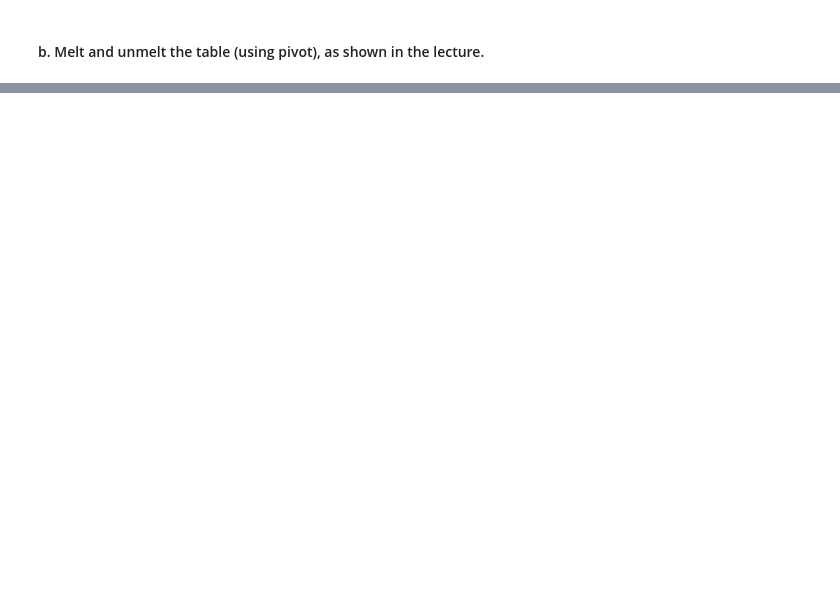
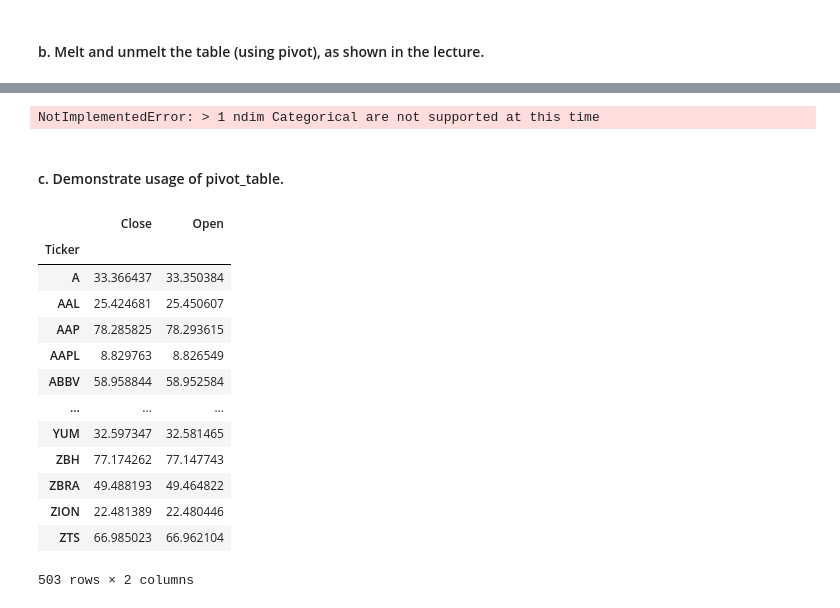
Before and after one commit to jeffsnguyen/Python, a Jupyter notebook: Level_8/Homework/8_2_6.ipynb, the cells around one changed output, grey strips where cells are left out. Drawn from its saved outputs; the diff is of its cells as text; code cells hidden in the pictures; blank space fills up the shorter version.

```diff
--- a/Level_8/Homework/8_2_6.ipynb
+++ b/Level_8/Homework/8_2_6.ipynb
@@ -121,2 +123,10 @@ hist.stack(level=0).unstack()
 # %% [markdown]
 #### b. Melt and unmelt the table (using pivot), as shown in the lecture.
+# %%
+# Stack the table
+hist = hist.stack(level=0).reset_index().rename(columns = {'level_1':'Ticker'})
+hist
+
+# Melt
+melted = hist.reset_index().melt(id_vars=['Date', 'Ticker'], var_name='Attribute', value_name='Value')
+melted
@@ -122,0 +160,25 @@ hist.stack(level=0).unstack()
+# %%
+pivoted = melted.pivot(index=['Date','Ticker'], columns='Attribute', values='Value')  # Reverse melt state to pivot state
+#pivoted = pivoted['Value'].reset_index()
+pivoted
+# %% [output]
+NotImplementedError: > 1 ndim Categorical are not supported at this time
+# %% [markdown]
+#### c. Demonstrate usage of pivot_table.
+# %%
+hist.pivot_table(index = ['Ticker'], columns=[], values=['Open', 'Close'], aggfunc=np.mean)
+# %% [output]
+|  | Close | Open |
+| Ticker |  |  |
+| A | 33.366437 | 33.350384 |
+| AAL | 25.424681 | 25.450607 |
+| AAP | 78.285825 | 78.293615 |
+| AAPL | 8.829763 | 8.826549 |
+| ABBV | 58.958844 | 58.952584 |
+| ... | ... | ... |
+| YUM | 32.597347 | 32.581465 |
+| ZBH | 77.174262 | 77.147743 |
+| ZBRA | 49.488193 | 49.464822 |
+| ZION | 22.481389 | 22.480446 |
+| ZTS | 66.985023 | 66.962104 |
+503 rows × 2 columns
```
Also changed, not shown: parts of 9 cells of this notebook.
